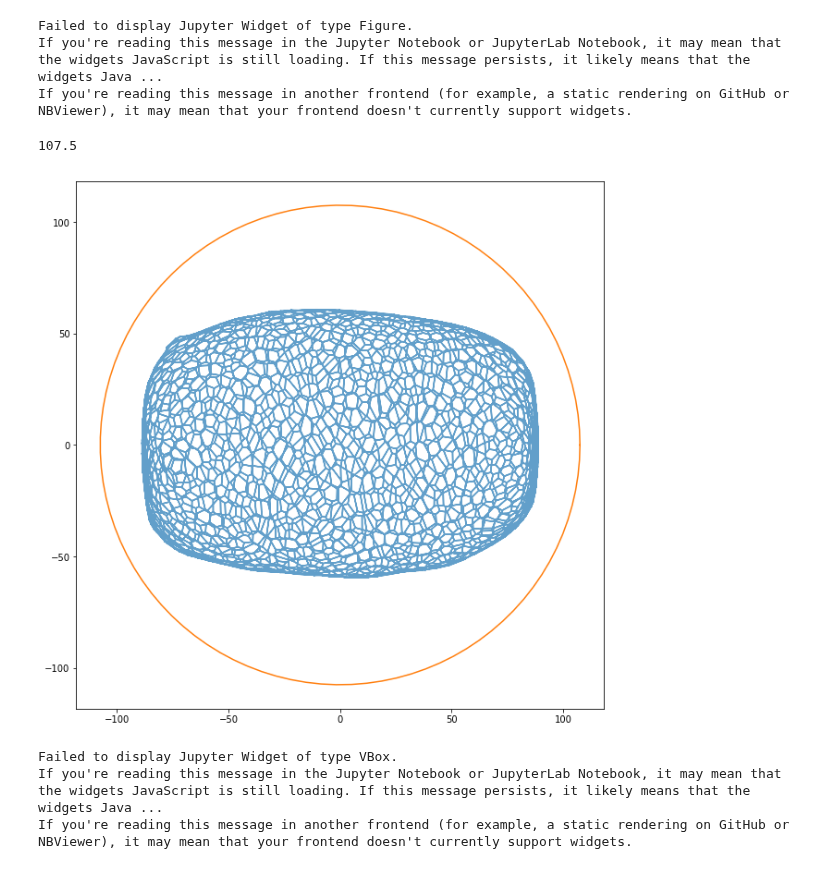
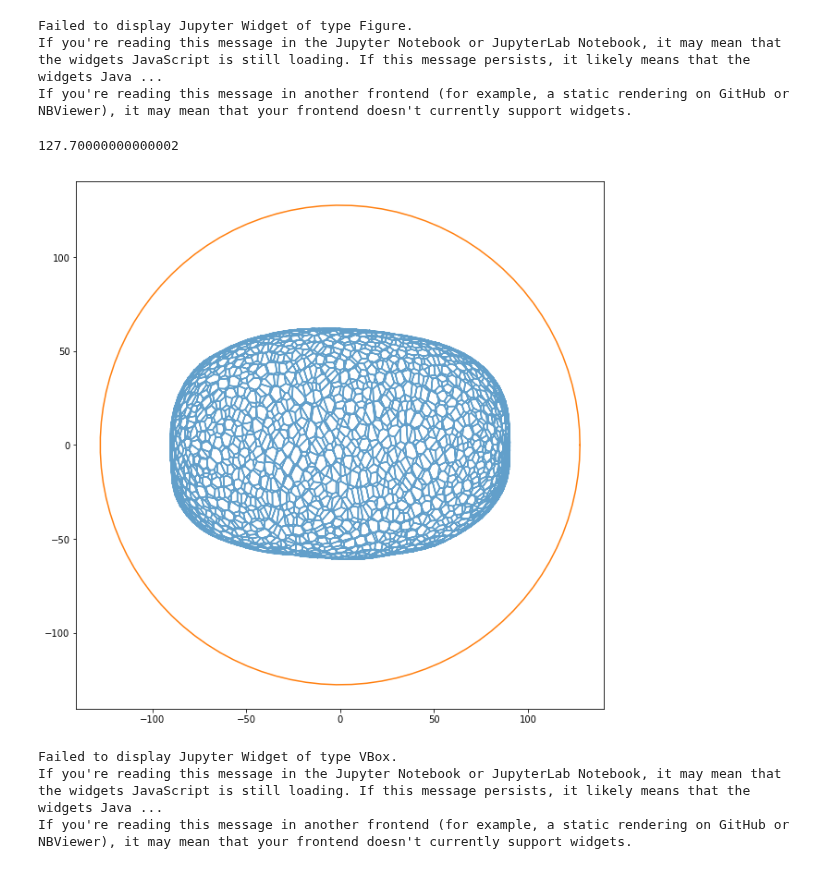
Before and after one commit to suzannelab/polarity, a Jupyter notebook: notebooks/Visualisation.ipynb, the cells around one changed output. Cells and saved outputs as stored; diff of their text form; code cells hidden in the pictures.

```diff
--- a/notebooks/Visualisation.ipynb
+++ b/notebooks/Visualisation.ipynb
@@ -36,7 +36,7 @@ import ipyvolume as ipv
 ipv.clear()
 # %%
 SIM_DIR = Path('/home/admin-suz/Documents/Simulations/test_apoptosis')
-dirname = SIM_DIR/'1.08_constriction_50_radialtension0/'
+dirname = SIM_DIR/'1.08_constriction_50_radialtension0_line_tension100/'
 from tyssue.draw import sheet_view
 
 import ipyvolume.pylab as p3
@@ -94,21 +94,21 @@ Failed to display Jupyter Widget of type Figure.
 If you're reading this message in the Jupyter Notebook or JupyterLab Notebook, it may mean that the widgets JavaScript is still loading. If this message persists, it likely means that the widgets Java ...
 If you're reading this message in another frontend (for example, a static rendering on GitHub or NBViewer), it may mean that your frontend doesn't currently support widgets.
 # %%
-t = 40
+t = 5
 file_name = 'invagination_{:04d}.csv'.format(t)
 df = pd.DataFrame.from_csv(os.path.join(dirname, file_name))
 
 fig, ax = quick_edge_draw(sheet, ['z', 'x'],
                               alpha=0.7)
 theta = np.linspace(0, 2*np.pi, 100)
 
 x = np.cos(theta)*float(df['0'].barrier_ray)
 y = np.sin(theta)*float(df['0'].barrier_ray)
 ax.plot(x,y)
 print(float(df['0'].barrier_ray))
 fig.set_size_inches(18.5, 10.5, forward=True)
 # %% [output]
-107.5
+127.70000000000002
-[figure, old version]
+[figure, new version]
 # %%
 SIM_DIR = Path('/home/admin-suz/Documents/Simulations/test_apoptosis')
```
Also changed, not shown: parts of 2 cells of this notebook, 3 other files.
